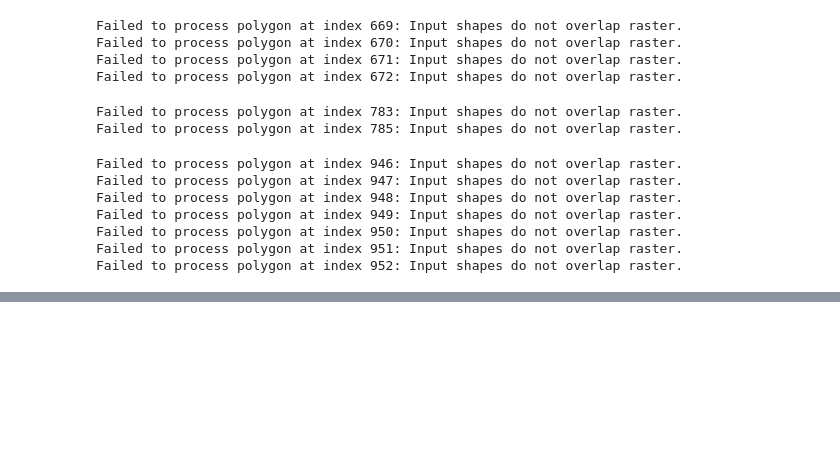
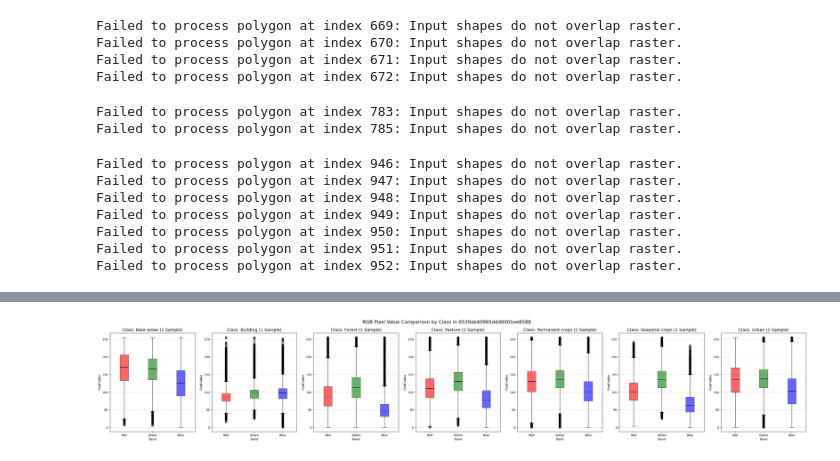
Before and after one commit to kshitijrajsharma/landcoverclassification, a Jupyter notebook: notebooks/stats_computation.ipynb, the cells around one changed output, grey strips where cells are left out. Cells and saved outputs as stored; diff of their text form; code cells hidden in the pictures; blank space fills up the shorter version.

```diff
--- a/notebooks/stats_computation.ipynb
+++ b/notebooks/stats_computation.ipynb
@@ -334,75 +352,85 @@ with rasterio.open(cog_url) as src:
 # %%
-TARGET_IMAGE_UID = 'img_0004_befb8cbc'
-cog_url = f"{base_url}/{TARGET_IMAGE_UID}.tif"
-CLASS_COLUMN = 'OBSERV' # The column containing the class labels
+import numpy as np
+
+label_map = {
+    '0' : 'Building',
+    '11' : 'Urban',
+    '12' : 'Highway',
+    '21' : 'Seasonal crops',
+    '22' : 'Permanent crops',
+    '23' : 'Pasture',
+    '31' : 'Forest',
+    '32' : 'Grassland',
+    '33' : 'Bare areas',
+    '51' : 'Water'
+}
+
+gdf['OBSERV_GROUP'] = gdf['CODIGO_GROUP'].replace(label_map)
+
+
+TARGET_IMAGE = '6539ab40965ddd0001ee8588'
+TARGET_IMAGE_UID = 'img_0007_eec6a1e9'
+cog_url = f"{local_base_url}/{TARGET_IMAGE}.tif"
+CLASS_COLUMN = 'OBSERV_GROUP'
+
 band_labels = ['Red', 'Green', 'Blue']
 band_colors = ['red', 'green', 'blue']
 
 # 1. Filter GeoDataFrame for the target image
 target_gdf = gdf[gdf['image_uid'] == TARGET_IMAGE_UID].copy()
-unique_classes = target_gdf[CLASS_COLUMN].unique()
 
-# 2. Group the data by class and aggregate pixel values
-# Dictionary to store aggregated [R_values, G_values, B_values] for each class
-class_data_map = {cls: {'R': [], 'G': [], 'B': []} for cls in unique_classes}
+# 2. Select only ONE representative sample per unique class
+# .groupby(CLASS_COLUMN).head(1) is an alternative to .iloc[0] on the group
+representative_samples = target_gdf.groupby(CLASS_COLUMN).first().reset_index()
+
+# DataFrame to hold plotting data: ClassName -> [R_array, G_array, B_array]
+plot_data = {}
 
 try:
     with rasterio.open(cog_url) as src:
-        # Iterate over every single geometry belonging to the target image
-        for _, row in target_gdf.iterrows():
+        # Iterate only over the one sample selected for each class
+        for _, row in representative_samples.iterrows():
+            current_class = row[CLASS_COLUMN]
+
+            # Extract data for the single sample
             r_valid, g_valid, b_valid = extract_valid_data(src, row, gdf.crs)
 
-            # Aggregate the valid pixel arrays by class
-            current_class = row[CLASS_COLUMN]
-            class_data_map[current_class]['R'].append(r_valid)
-            class_data_map[current_class]['G'].append(g_valid)
-            class_data_map[current_class]['B'].append(b_valid)
+            if any(arr.size > 0 for arr in [r_valid, g_valid, b_valid]):
+                 # Store the raw arrays directly for plotting
+                 plot_data[current_class] = [r_valid, g_valid, b_valid]
+            else:
+                 print(f"Warning: Representative sample for class '{current_class}' had no valid pixels.")
 
 except Exception as e:
     print(f"Error processing raster {cog_url}: {e}")
-    # Halt execution or handle error gracefully if needed
 
-# 3. Concatenate aggregated arrays for plotting
-plot_data = {}
-for cls, bands in class_data_map.items():
-    # np.concatenate joins all pixel arrays found for that class and band
-    r_final = np.concatenate(bands['R']) if bands['R'] else np.array([])
-    g_final = np.concatenate(bands['G']) if bands['G'] else np.array([])
-    b_final = np.concatenate(bands['B']) if bands['B'] else np.array([])
-
-    if any(arr.size > 0 for arr in [r_final, g_final, b_final]):
-        plot_data[cls] = [r_final, g_final, b_final]
-    else:
-        print(f"Warning: Class '{cls}' had no valid pixels after filtering.")
-
-# 4. Plotting
 num_plots = len(plot_data)
 if num_plots == 0:
-    print("No valid data found for any class in the target image. Cannot plot.")
+    print("No valid data found for any representative sample. Cannot plot.")
 else:
-    # Determine subplot layout: use 1 row and N columns
+    # Use ceil for layout flexibility, though 1 row is fine here
     fig, axes = plt.subplots(1, num_plots, figsize=(6 * num_plots, 6))
 
-    # Handle the case where only one subplot is created (axes is not an array)
+    # Ensure axes is iterable even if only one subplot exists
     if num_plots == 1:
         axes = [axes]
 
     for ax, (cls, data) in zip(axes, plot_data.items()):
 
         bp = ax.boxplot(data,
-                         labels=band_labels,
+                         tick_labels=band_labels,
                          patch_artist=True,
                          medianprops={'color': 'black'})
 
-        # Apply colors to boxes
         for box, color in zip(bp['boxes'], band_colors):
             box.set_facecolor(color)
             box.set_alpha(0.6)
 
-        ax.set_title(f"Class: {cls}", fontsize=14)
+        ax.set_title(f"Class: {cls} (1 Sample)", fontsize=14)
         ax.set_ylabel('Pixel Value')
         ax.set_xlabel('Band')
         ax.grid(axis='y', linestyle='--', alpha=0.7)
 
-    fig.suptitle(f"RGB Pixel Value Comparison by Class in {TARGET_IMAGE_UID}", fontsize=16)
-    plt.tight_layout(rect=[0, 0.03, 1, 0.95])
+    fig.suptitle(f"RGB Pixel Value Comparison by Class in {TARGET_IMAGE}", fontsize=16)
+# %% [output]
+[figure, added]
```
Also changed, not shown: parts of 10 cells of this notebook, 1 other file.
